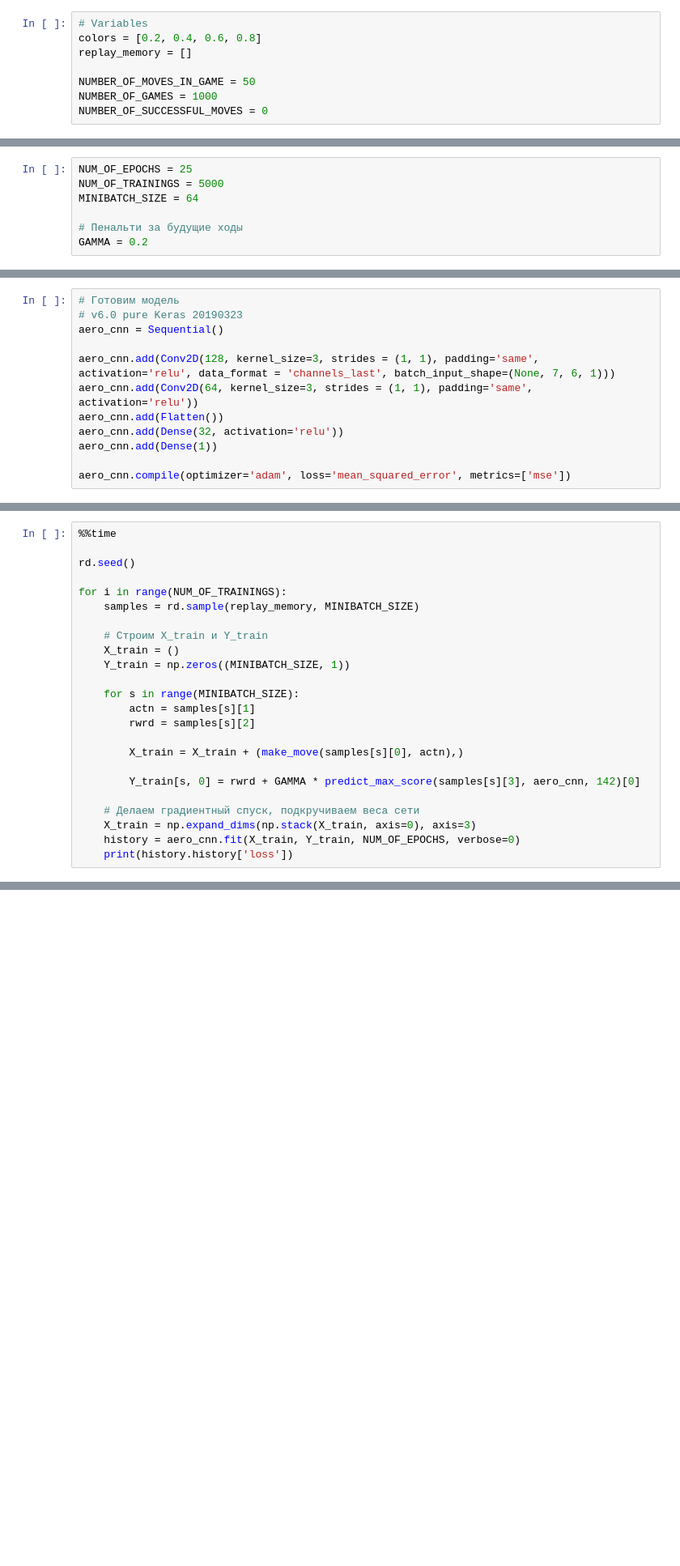
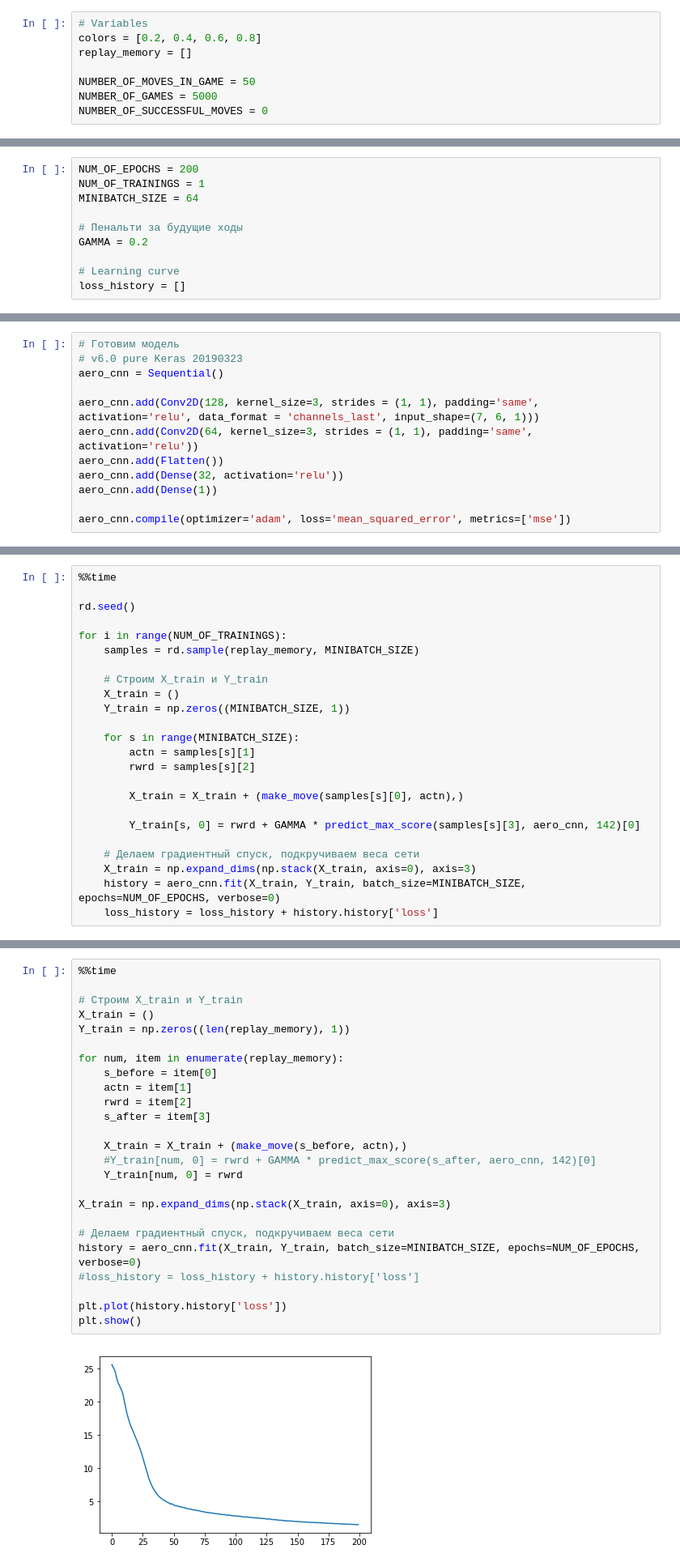
Before and after one commit to ippeter/Aeroflot-II, a Jupyter notebook: Aeroflot II. The Dark Side v0.9 20190320.ipynb, the cells around one changed output, grey strips where cells are left out. Shown at 81% size. Saved outputs shown, nothing was run; the diff lists cells and outputs as text; blank space fills up the shorter version.

```diff
--- a/Aeroflot II. The Dark Side v0.9 20190320.ipynb
+++ b/Aeroflot II. The Dark Side v0.9 20190320.ipynb
@@ -243,7 +244,7 @@ colors = [0.2, 0.4, 0.6, 0.8]
 replay_memory = []
 
 NUMBER_OF_MOVES_IN_GAME = 50
-NUMBER_OF_GAMES = 1000
+NUMBER_OF_GAMES = 5000
 NUMBER_OF_SUCCESSFUL_MOVES = 0
 # %%
 %%time
@@ -362,12 +363,15 @@ print(len(replay_memory))
 # %% [markdown]
 ### Обучение нейронной сети
 # %%
-NUM_OF_EPOCHS = 25
-NUM_OF_TRAININGS = 5000
+NUM_OF_EPOCHS = 200
+NUM_OF_TRAININGS = 1
 MINIBATCH_SIZE = 64
 
 # Пенальти за будущие ходы
 GAMMA = 0.2
+
+# Learning curve
+loss_history = []
 # %%
 def Aero_CNN_v6_Keras(input_shape = (None, 7, 6)):
     """
@@ -431,7 +436,7 @@ def predict_max_score(field, aero_cnn, number_of_moves):
 # v6.0 pure Keras 20190323
 aero_cnn = Sequential()
 
-aero_cnn.add(Conv2D(128, kernel_size=3, strides = (1, 1), padding='same', activation='relu', data_format = 'channels_last', batch_input_shape=(None, 7, 6, 1)))
+aero_cnn.add(Conv2D(128, kernel_size=3, strides = (1, 1), padding='same', activation='relu', data_format = 'channels_last', input_shape=(7, 6, 1)))
 aero_cnn.add(Conv2D(64, kernel_size=3, strides = (1, 1), padding='same', activation='relu'))
 aero_cnn.add(Flatten())
 aero_cnn.add(Dense(32, activation='relu'))
@@ -480,6 +485,6 @@ for i in range(NUM_OF_TRAININGS):
 
     # Делаем градиентный спуск, подкручиваем веса сети
     X_train = np.expand_dims(np.stack(X_train, axis=0), axis=3)
-    history = aero_cnn.fit(X_train, Y_train, NUM_OF_EPOCHS, verbose=0)
-    print(history.history['loss'])
+    history = aero_cnn.fit(X_train, Y_train, batch_size=MINIBATCH_SIZE, epochs=NUM_OF_EPOCHS, verbose=0)
+    loss_history = loss_history + history.history['loss']
 # %% [output]
@@ -502,0 +508,27 @@ Wall time: 2h 4min 35s
+# %%
+%%time
+
+# Строим X_train и Y_train
+X_train = ()
+Y_train = np.zeros((len(replay_memory), 1))
+
+for num, item in enumerate(replay_memory):
+    s_before = item[0]
+    actn = item[1]
+    rwrd = item[2]
+    s_after = item[3]
+
+    X_train = X_train + (make_move(s_before, actn),)
+    #Y_train[num, 0] = rwrd + GAMMA * predict_max_score(s_after, aero_cnn, 142)[0]
+    Y_train[num, 0] = rwrd
+
+X_train = np.expand_dims(np.stack(X_train, axis=0), axis=3)
+
+# Делаем градиентный спуск, подкручиваем веса сети
+history = aero_cnn.fit(X_train, Y_train, batch_size=MINIBATCH_SIZE, epochs=NUM_OF_EPOCHS, verbose=0)
+#loss_history = loss_history + history.history['loss']
+
+plt.plot(history.history['loss'])
+plt.show()
+# %% [output]
+[figure, added]
```
Also changed, not shown: parts of 15 cells of this notebook.
